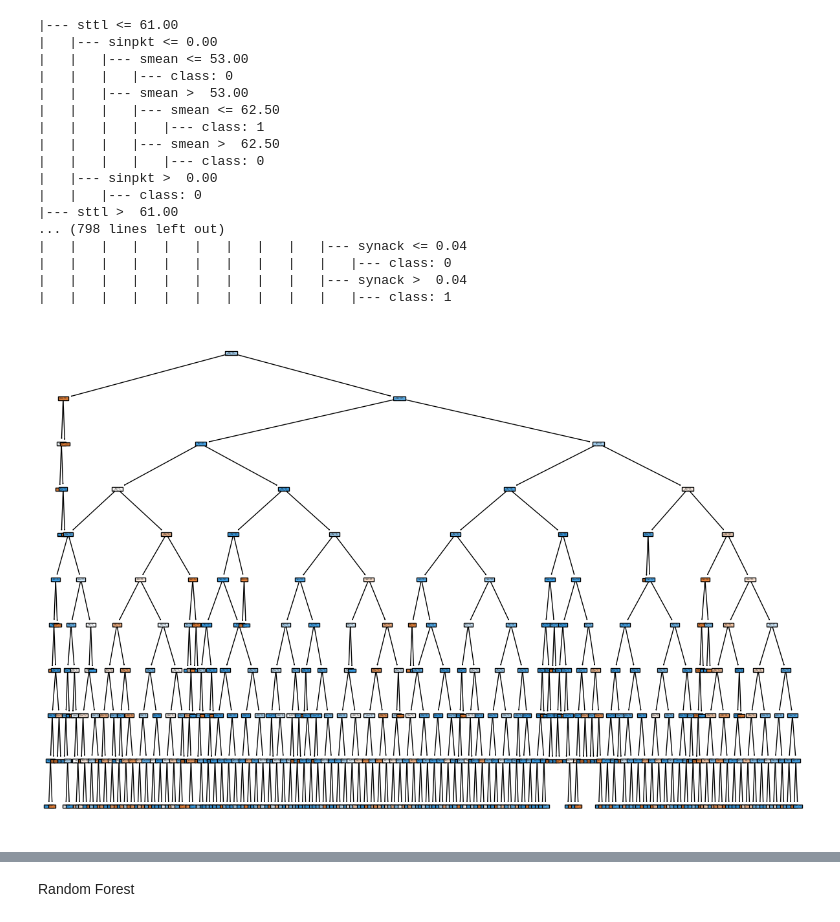
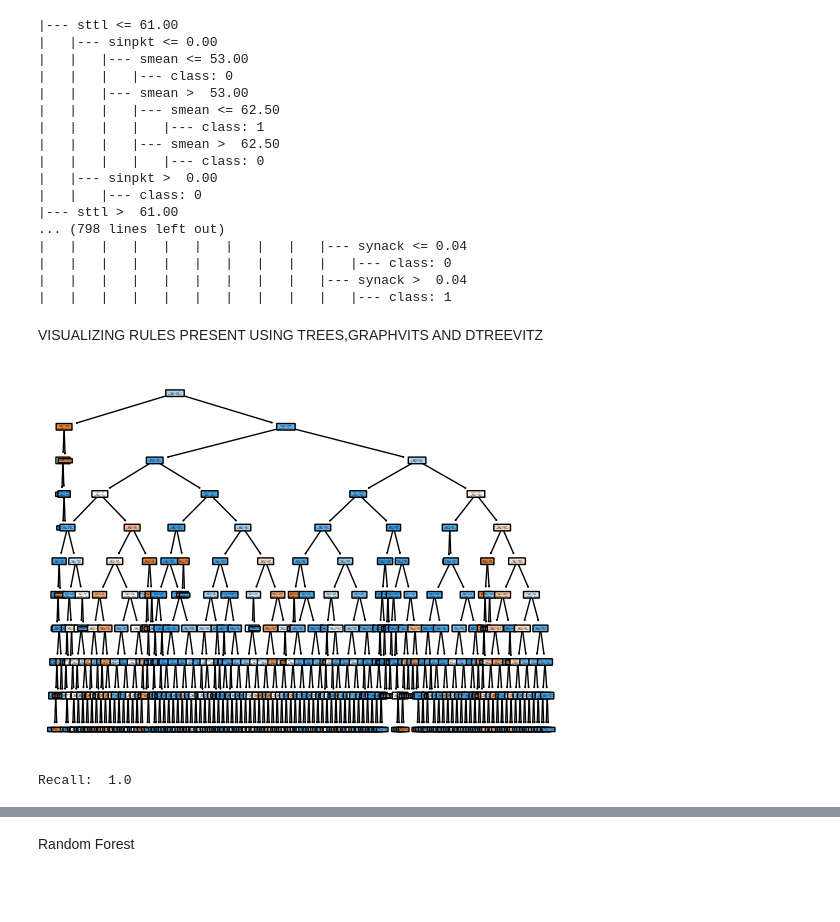
Before and after one commit to Abugahh/Detecting-Networks-Anomaly-using-ML, a Jupyter notebook: Project.ipynb, the cells around one changed output, grey strips where cells are left out. Drawn from its saved outputs; the diff is of its cells as text; code cells hidden in the pictures; blank space fills up the shorter version.

```diff
--- a/Project.ipynb
+++ b/Project.ipynb
@@ -351,10 +493,21 @@ print(rules)
 |   |   |   |   |   |   |   |   |   |   |--- class: 0
 |   |   |   |   |   |   |   |   |   |--- synack >  0.04
 |   |   |   |   |   |   |   |   |   |   |--- class: 1
-# %%
-from sklearn import tree
-plt.figure(figsize=(15,10))
-tree.plot_tree(dt,filled=True)
-plt.show()
-# %% [output]
-[figure, removed]
+# %% [markdown]
+VISUALIZING RULES PRESENT USING TREES,GRAPHVITS AND DTREEVITZ
+# %%
+from sklearn import tree
+# plt.figure(figsize=(100,140))
+tree.plot_tree(dt,filled=True,rounded=True)
+plt.show()
+
+import sklearn.tree
+import matplotlib.pyplot as plt
+
+# clf is your decision tree classifier
+# feature_names is a list of feature names
+# class_names is a list of class names
+# sklearn.tree.plot_tree(dt, feature_names=feature_names, class_names=class_names, filled=True, rounded=True)
+# plt.show()
+# %% [output]
+[figure, added]
@@ -361,3 +533,15 @@ plt.show()
+# %%
+from sklearn.metrics import recall_score
+from sklearn.metrics import accuracy_score
+
+clf=grid_search.best_estimator_
+clf.fit(X_train,y_train)
+y_pred = clf.predict(X_test)
+
+recall = recall_score(y_test, y_pred)
+print("Recall: ", recall)
+# %% [output]
+Recall:  1.0
 # %%
 # Import module
 import matplotlib.pyplot as plt
```
Also changed, not shown: parts of 18 cells of this notebook, 2 other files.
